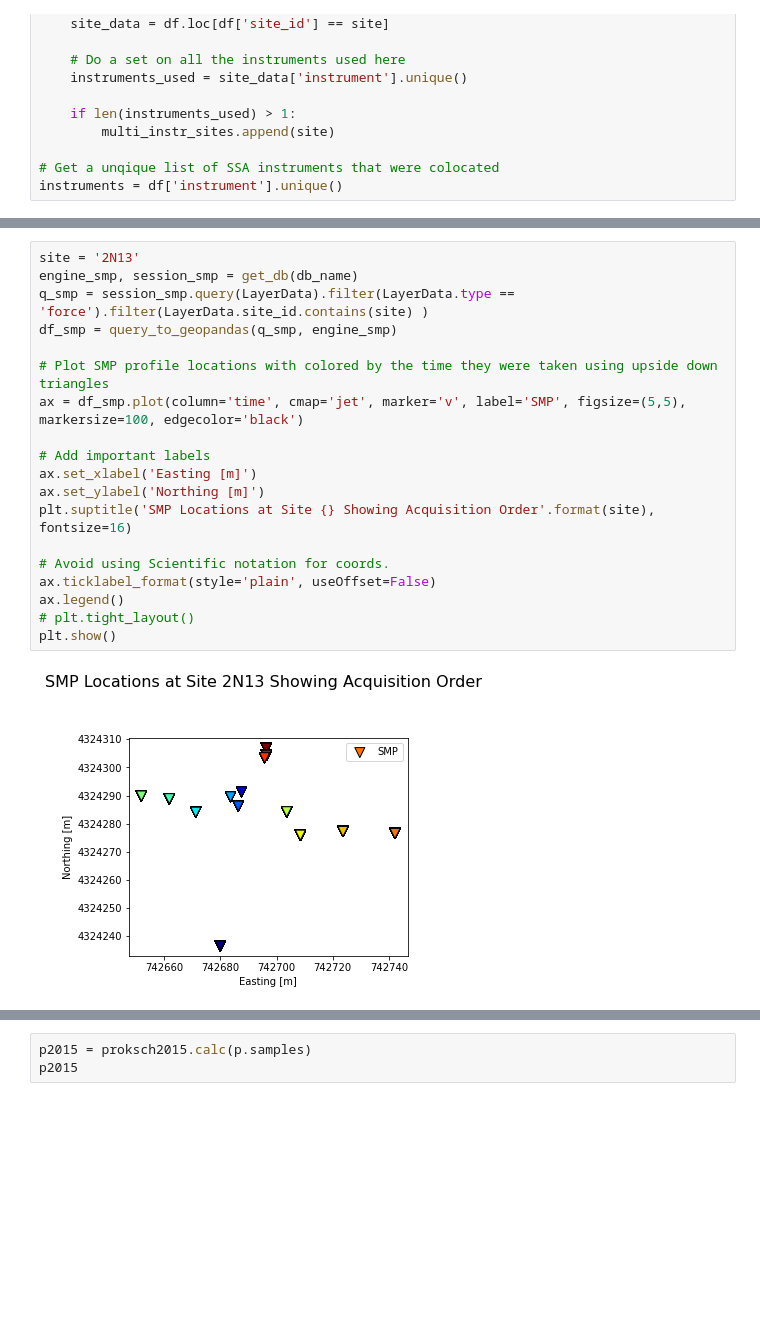
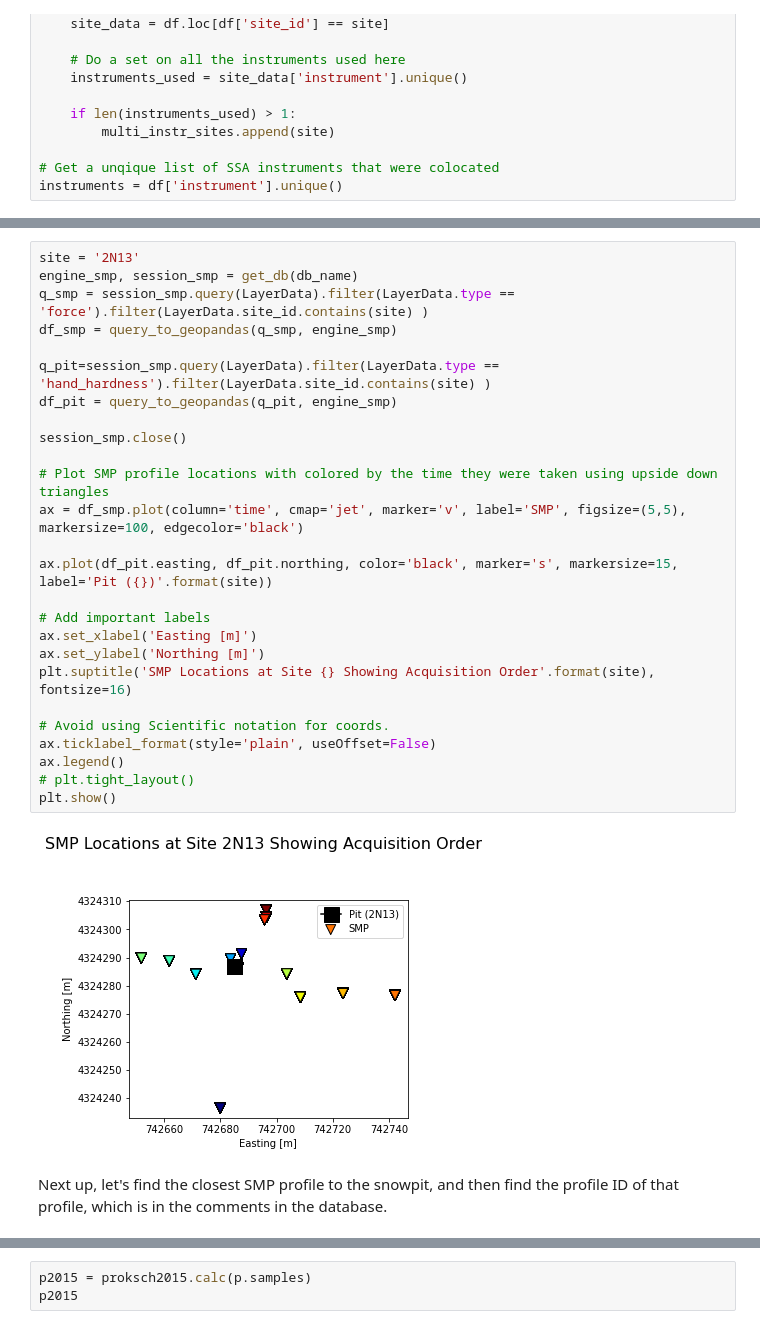
Before and after one commit to snowex-hackweek/website-2021, a Jupyter notebook: book/tutorials/microstructure/microstructure-tutorial.ipynb, the cells around one changed output, grey strips where cells are left out. Cells and saved outputs as stored; diff of their text form; blank space fills up the shorter version.

Commit message:
completed all pieces of demo. fixed images

```diff
--- a/book/tutorials/microstructure/microstructure-tutorial.ipynb
+++ b/book/tutorials/microstructure/microstructure-tutorial.ipynb
@@ -182,21 +192,30 @@ plt.show()
 # %%
 site = '2N13'
 engine_smp, session_smp = get_db(db_name)
 q_smp = session_smp.query(LayerData).filter(LayerData.type == 'force').filter(LayerData.site_id.contains(site) )
 df_smp = query_to_geopandas(q_smp, engine_smp)
 
+q_pit=session_smp.query(LayerData).filter(LayerData.type == 'hand_hardness').filter(LayerData.site_id.contains(site) )
+df_pit = query_to_geopandas(q_pit, engine_smp)
+
+session_smp.close()
+
 # Plot SMP profile locations with colored by the time they were taken using upside down triangles
 ax = df_smp.plot(column='time', cmap='jet', marker='v', label='SMP', figsize=(5,5), markersize=100, edgecolor='black')
+
+ax.plot(df_pit.easting, df_pit.northing, color='black', marker='s', markersize=15, label='Pit ({})'.format(site))
 
 # Add important labels
 ax.set_xlabel('Easting [m]')
 ax.set_ylabel('Northing [m]')
 plt.suptitle('SMP Locations at Site {} Showing Acquisition Order'.format(site), fontsize=16)
 
 # Avoid using Scientific notation for coords.
 ax.ticklabel_format(style='plain', useOffset=False)
 ax.legend()
 # plt.tight_layout()
 plt.show()
 # %% [output]
-[figure, old version]
+[figure, new version]
+# %% [markdown]
+Next up, let's find the closest SMP profile to the snowpit, and then find the profile ID of that profile, which is in the comments in the database.
```
Also changed, not shown: parts of 21 cells of this notebook.
